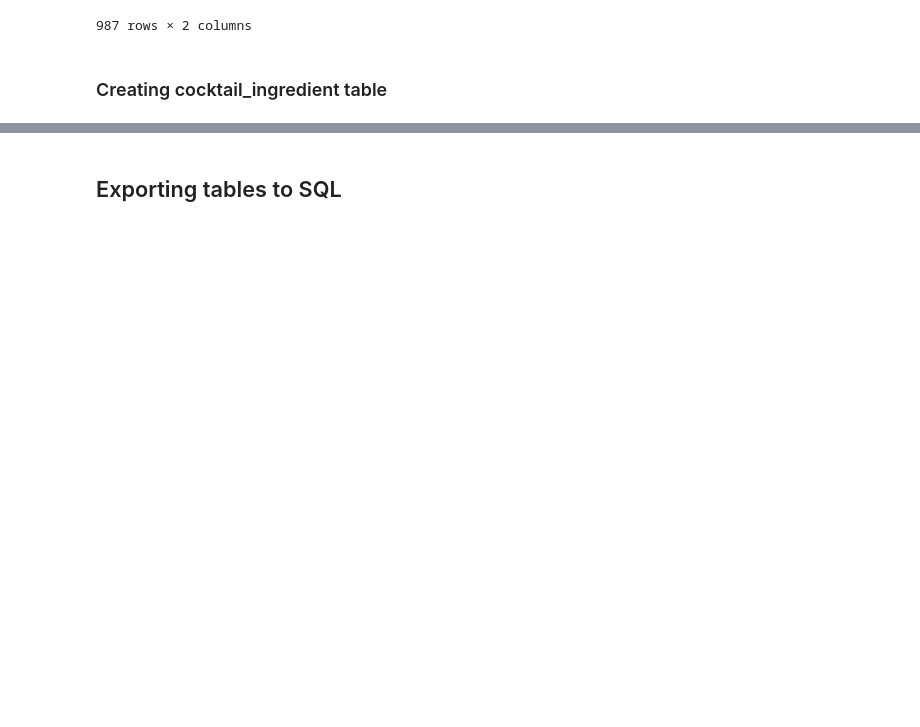
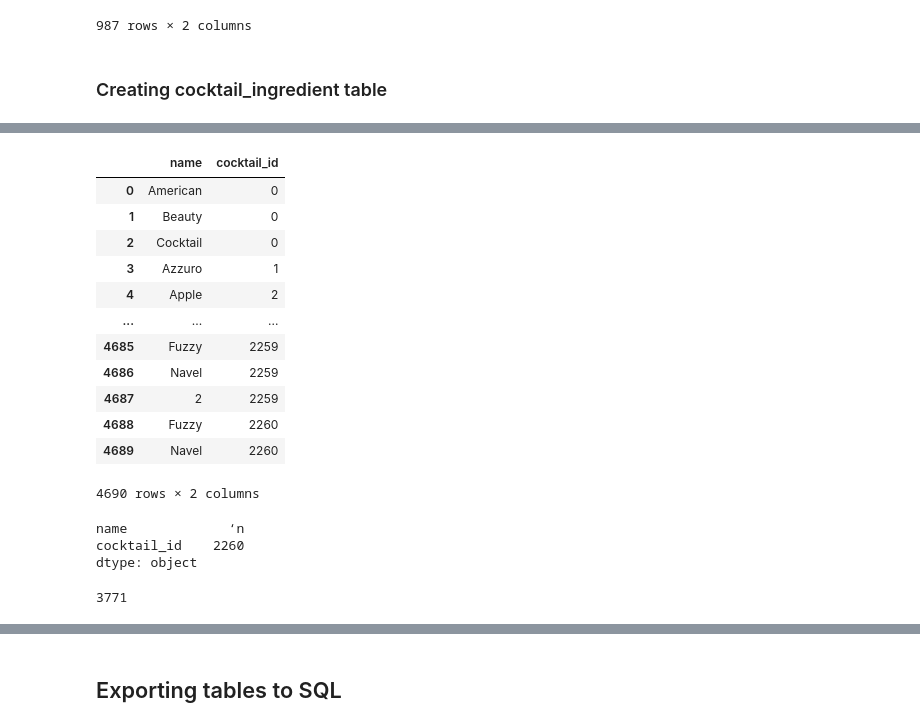
Before and after one commit to Lucien-Stephane-Ld/certification-project-DAFT410, a Jupyter notebook: data_cleaning.ipynb, the cells around one changed output, grey strips where cells are left out. Drawn from its saved outputs; the diff is of its cells as text; code cells hidden in the pictures; blank space fills up the shorter version.

```diff
--- a/data_cleaning.ipynb
+++ b/data_cleaning.ipynb
@@ -485,0 +564,36 @@ cocktail_ingredient_table
+# %%
+ctl_name_split[['name', 'cocktail_id']] = ctl_name_split.apply(lambda x: pd.Series(x['name'].split(' ')), axis=1)\
+    .stack().reset_index(level=1, drop=True).to_frame('name').join(ctl_name_split['cocktail_id']).reset_index(drop=True)
+# %%
+ctl_name_split
+# %% [output]
+|  | name | cocktail_id |
+| 0 | American | 0 |
+| 1 | Beauty | 0 |
+| 2 | Cocktail | 0 |
+| 3 | Azzuro | 1 |
+| 4 | Apple | 2 |
+| ... | ... | ... |
+| 4685 | Fuzzy | 2259 |
+| 4686 | Navel | 2259 |
+| 4687 | 2 | 2259 |
+| 4688 | Fuzzy | 2260 |
+| 4689 | Navel | 2260 |
+4690 rows × 2 columns
+# %%
+ctl_name_split.max()
+# %% [output]
+name             ‘n
+cocktail_id    2260
+dtype: object
+# %%
+words = []
+
+for cell in ctl_name_split['name']:
+    words.extend(cell.split(' '))
+
+distinct_count = len(set(words))
+
+print(distinct_count)
+# %% [output]
+3771
```
Also changed, not shown: parts of 14 cells of this notebook, 6 other files.
